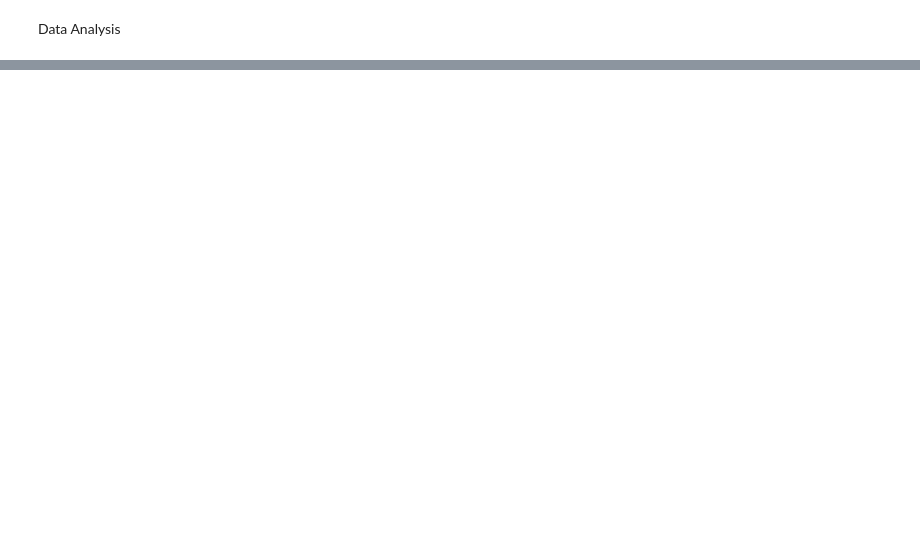
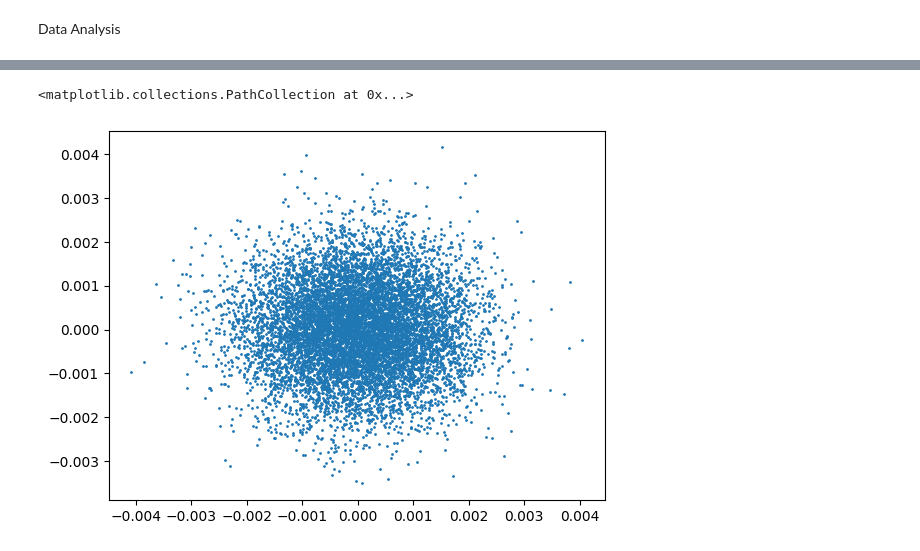
Before and after one commit to sabrinawaa/DPhil_Project, a Jupyter notebook: pylattice.ipynb, the cells around one changed output, grey strips where cells are left out. Drawn from its saved outputs; the diff is of its cells as text; code cells hidden in the pictures; blank space fills up the shorter version.

```diff
--- a/pylattice.ipynb
+++ b/pylattice.ipynb
@@ -249,0 +322,5 @@ plotDoseMap(x, y, doseMap,fitted_map,P,sig,r_90, dose_depth, "bdsim_dose")
+# %%
+plt.scatter(D1_df['x'],D1_df['xp'],s=1)
+# %% [output]
+<matplotlib.collections.PathCollection at 0x...>
+[figure, added]
```
Also changed, not shown: parts of 24 cells of this notebook, 4 other files.
